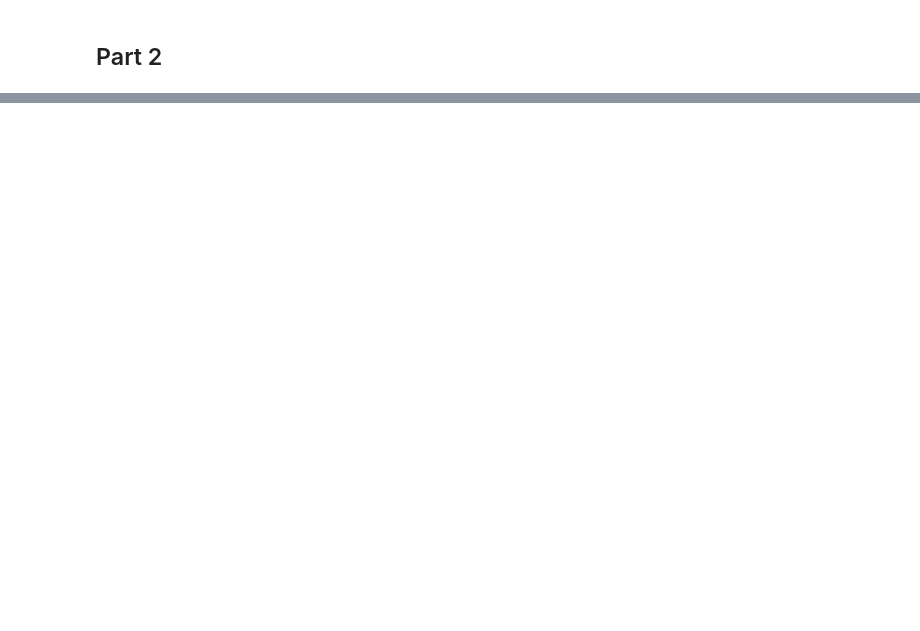
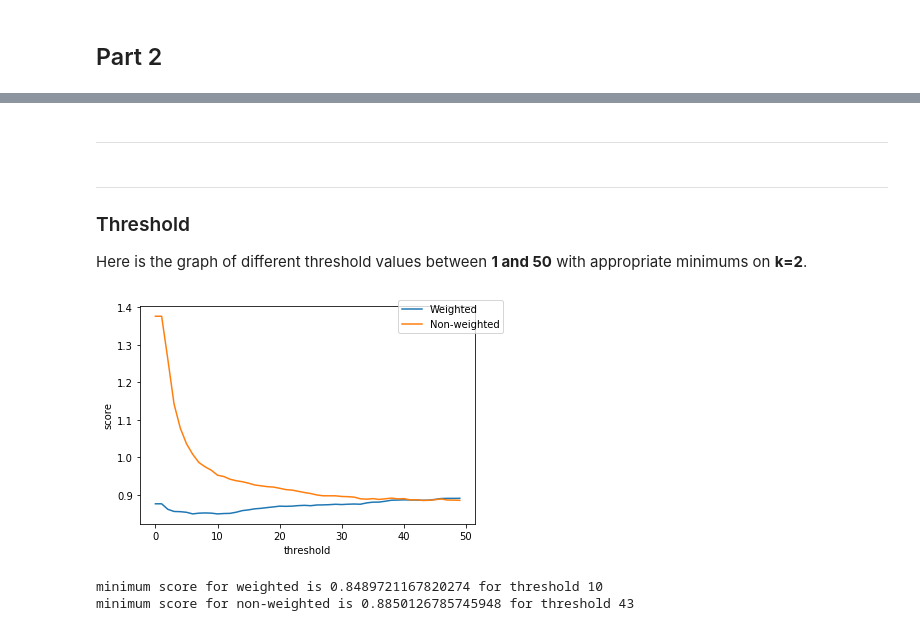
Before and after one commit to honorlessman/book_recommendation, a Jupyter notebook: report/report.ipynb, the cells around one changed output, grey strips where cells are left out. Saved outputs shown, nothing was run; the diff lists cells and outputs as text; code cells hidden in the pictures; blank space fills up the shorter version.

```diff
--- a/report/report.ipynb
+++ b/report/report.ipynb
@@ -127,0 +201,16 @@ Only issue is this actually somehow improves the non-weighted score more than we
+# %% [markdown]
+***
+# %% [markdown]
+***
+### Threshold
+Here is the graph of different threshold values between __1 and 50__ with appropriate minimums on __k=2__.
+# %%
+graph([(threshold_test_scores[0], threshold_test_scores[1], "Weighted"), (threshold_test_scores[0], threshold_test_scores[2], "Non-weighted")], threshold_test_scores[3])
+min_score_ind = threshold_test_scores[1].index(min(threshold_test_scores[1]))
+min_nw_ind = threshold_test_scores[2].index(min(threshold_test_scores[2]))
+print("minimum score for weighted is {} for threshold {}".format(threshold_test_scores[1][min_score_ind], threshold_test_scores[0][min_score_ind]))
+print("minimum score for non-weighted is {} for threshold {}".format(threshold_test_scores[2][min_nw_ind], threshold_test_scores[0][min_nw_ind]))
+# %% [output]
+[figure, added]
+minimum score for weighted is 0.8489721167820274 for threshold 10
+minimum score for non-weighted is 0.8850126785745948 for threshold 43
```
Also changed, not shown: parts of 16 cells of this notebook, 24 other files.
